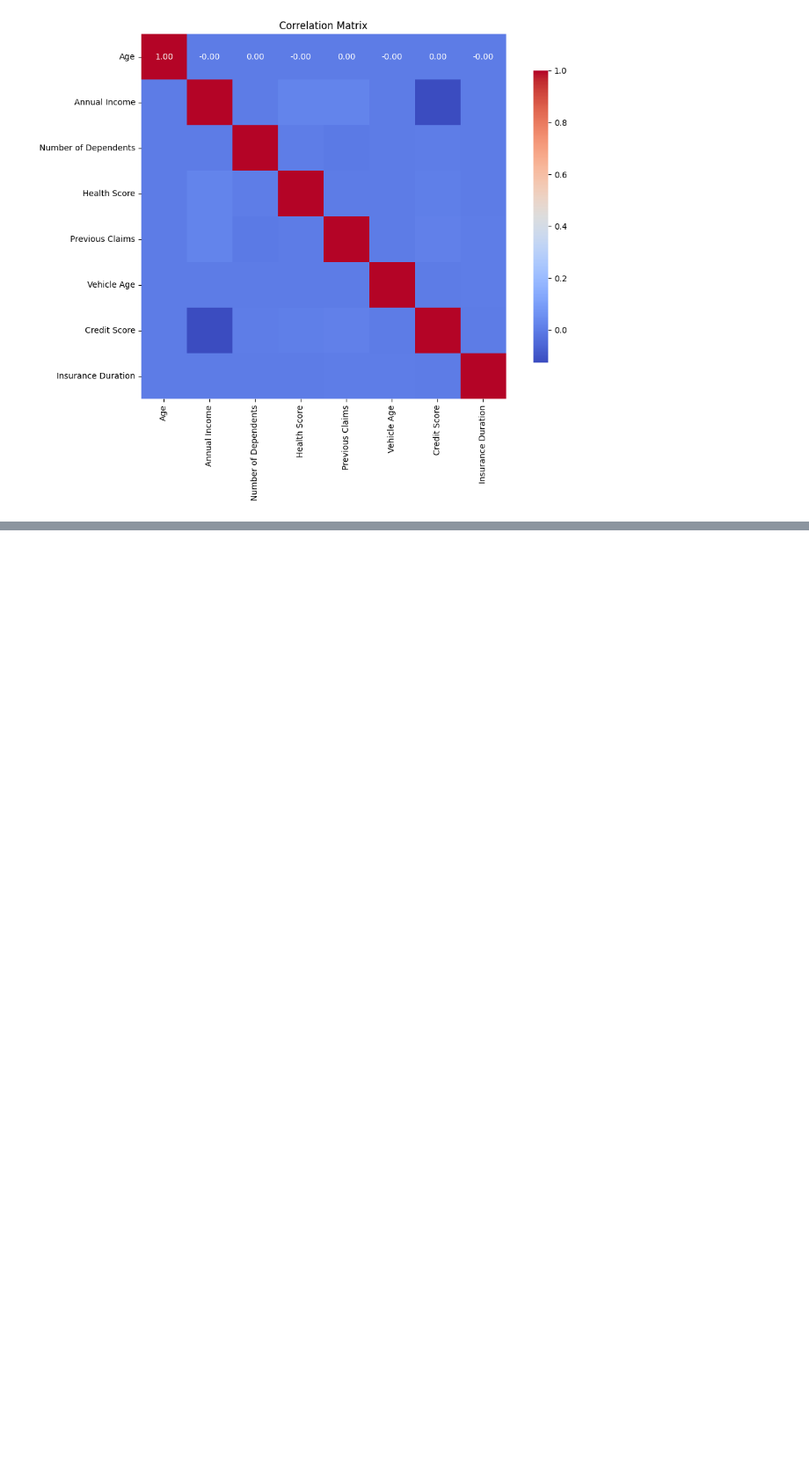
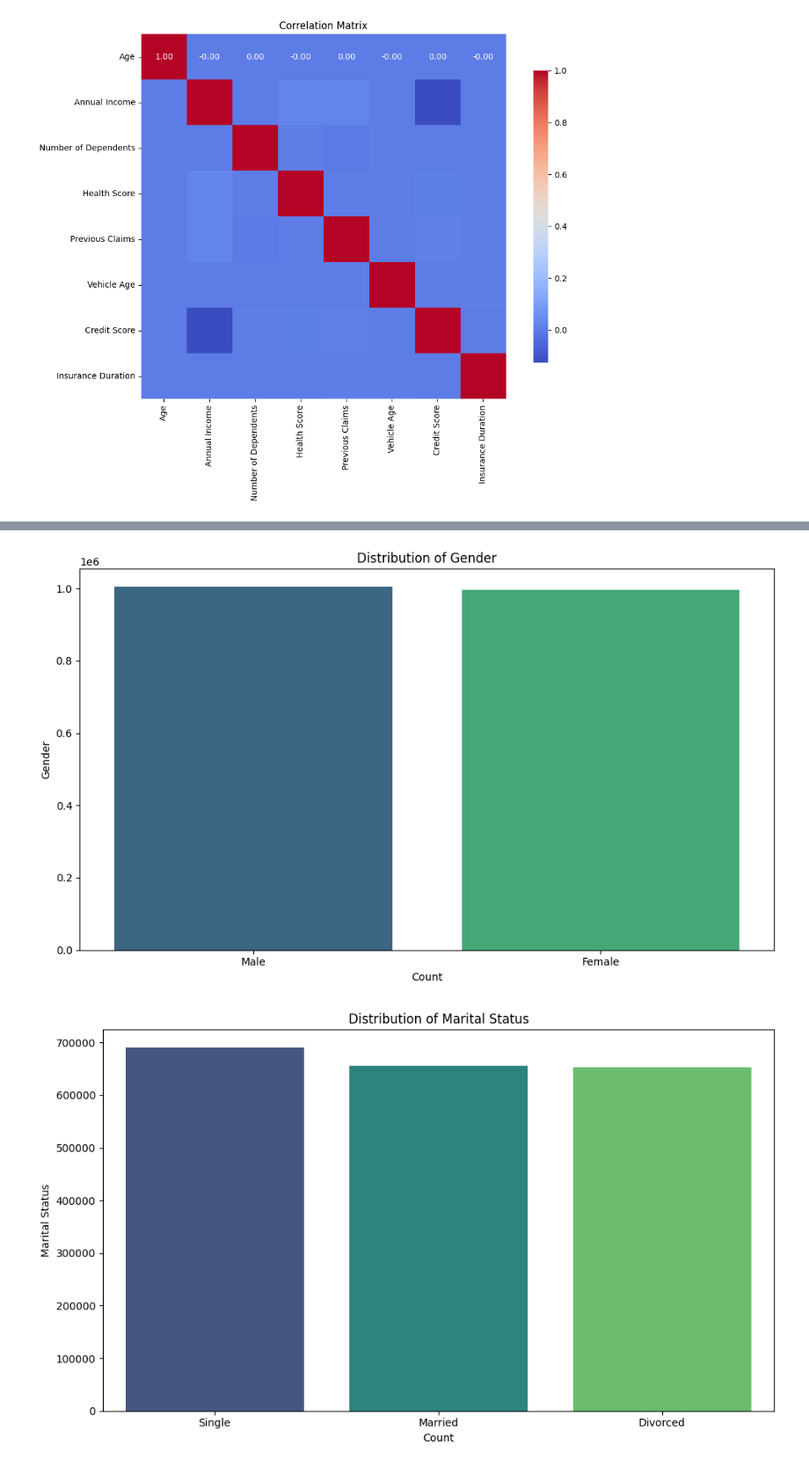
Before and after one commit to timothyafolami/Kaggle-Playground-S4-12, a Jupyter notebook: notebooks/EDA.ipynb, the cells around one changed output, grey strips where cells are left out. Shown at 88% size. Cells and saved outputs as stored; diff of their text form; code cells hidden in the pictures; blank space fills up the shorter version.

Commit message:
data cleaning and preprocessing completed.

```diff
--- a/notebooks/EDA.ipynb
+++ b/notebooks/EDA.ipynb
@@ -546,0 +660,2 @@ visualize_data_distribution(num_data_1)
+# %%
+cat_data_1 = cat_data_cleaner(cat_data)
@@ -546,0 +692,27 @@ visualize_data_distribution(num_data_1)
+# %%
+def visualize_categorical_data(data):
+    """
+    Visualizes the distribution of categorical columns in the dataset using bar plots.
+
+    Args:
+        data (pd.DataFrame): The dataset to visualize.
+
+    Returns:
+        None: Displays the bar plots for categorical columns.
+    """
+    # Identify categorical columns
+    categorical_columns = data.select_dtypes(include=['object', 'category']).columns
+
+    for column in categorical_columns:
+        plt.figure(figsize=(10, 6))
+        sns.countplot(data=data, x=column, palette='viridis', order=data[column].value_counts().index)
+        plt.title(f"Distribution of {column}")
+        plt.xlabel("Count")
+        plt.ylabel(column)
+        plt.tight_layout()
+        plt.show()
+# %%
+visualize_categorical_data(cat_data_1)
+# %% [output]
+[figure, added]
+[figure, added]
```
Also changed, not shown: parts of 26 cells of this notebook, 3 other files.
